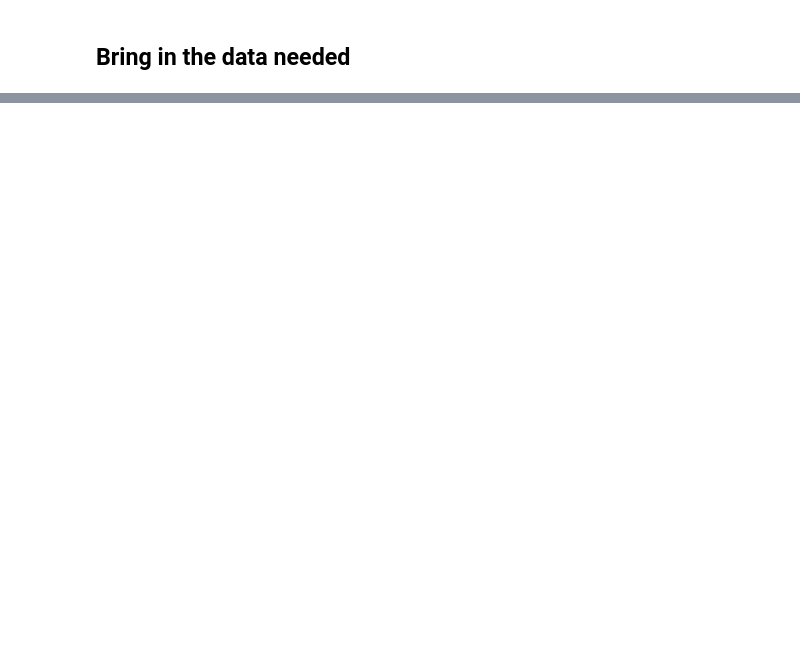
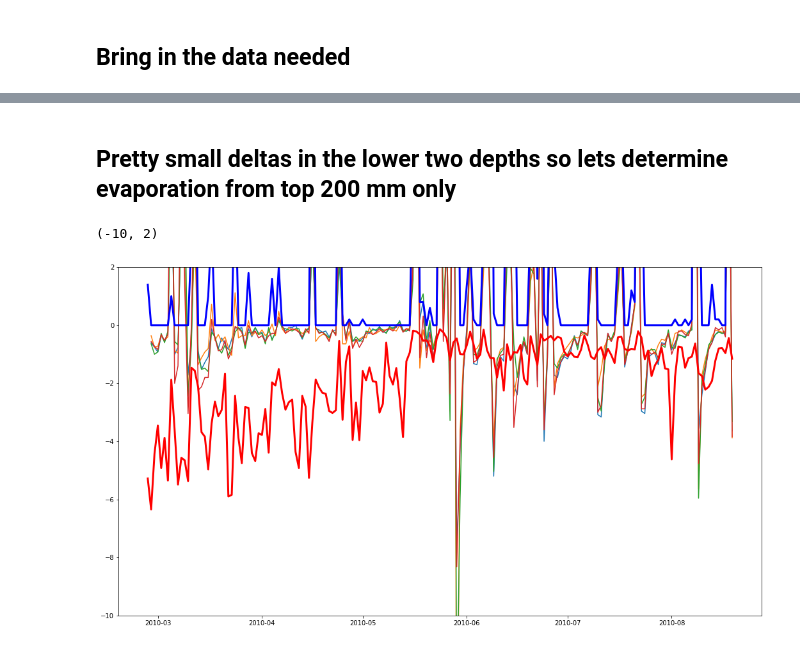
Before and after one commit to HamishBrownPFR/CropWaterAnalysis, a Jupyter notebook: Evaporation/Evaporation.ipynb, the cells around one changed output, grey strips where cells are left out. Drawn from its saved outputs; the diff is of its cells as text; code cells hidden in the pictures; blank space fills up the shorter version.

Commit message:
Progress evaporation analysis

```diff
--- a/Evaporation/Evaporation.ipynb
+++ b/Evaporation/Evaporation.ipynb
@@ -130,0 +95,16 @@ Evap.loc[treat,'0-20']
+# %% [markdown]
+## Pretty small deltas in the lower two depths so lets determine evaporation from top 200 mm only
+# %%
+#Take SWC at midnight to represent end of day soil water content
+DailySWC = ResidueExptSWC.loc[ResidueExptSWC.index.hour==23].resample('D').mean()
+SW20 = DailySWC.loc[:,(slice(None),1)].groupby(level='Treatment',axis=1).mean()*200
+DeltaSW20 = SW20.diff()
+# %%
+Graph = plt.figure(figsize=(18,10))
+plt.plot(DeltaSW20)
+plt.plot(DailyMet.Rainfall.loc[SW20.index],'-b',lw=3)
+plt.plot(DailyMet.PET.loc[SW20.index]*-1,'-r',lw=3)
+plt.ylim(-10,2)
+# %% [output]
+(-10, 2)
+[figure, added]
```
Also changed, not shown: parts of 23 cells of this notebook.
